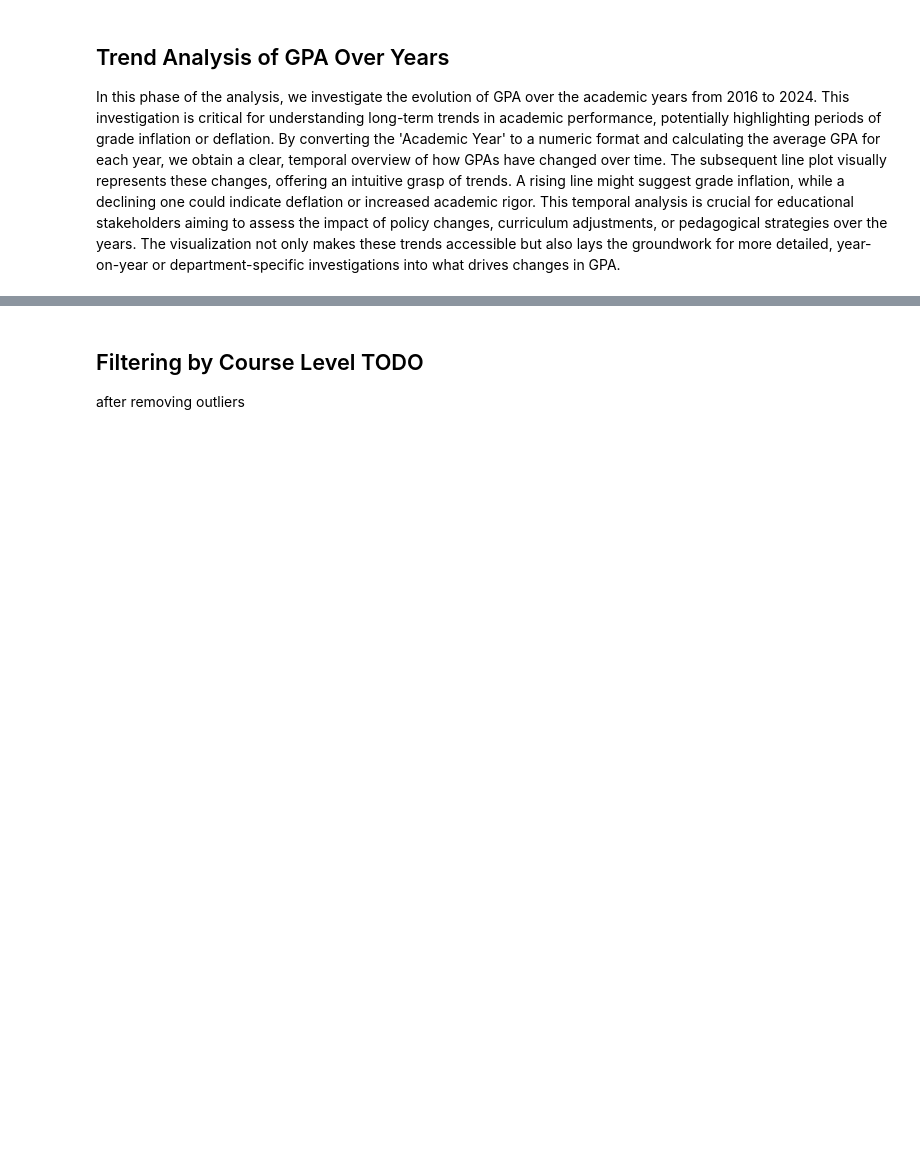
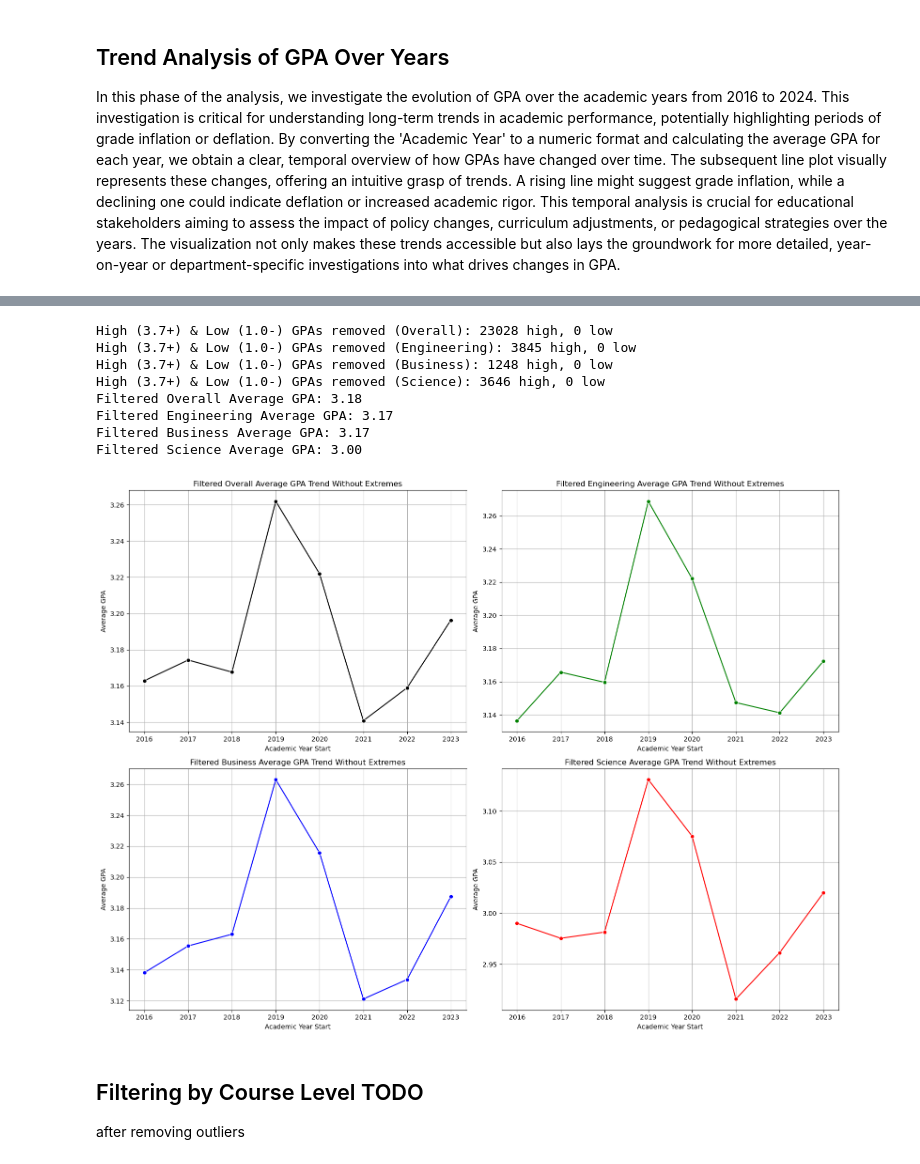
Before and after one commit to rudyp3/CS4824-ML-Project, a Jupyter notebook: ML_Project.ipynb, the cells around one changed output, grey strips where cells are left out. Saved outputs shown, nothing was run; the diff lists cells and outputs as text; code cells hidden in the pictures; blank space fills up the shorter version.

Commit message:
filtered outliers

```diff
--- a/ML_Project.ipynb
+++ b/ML_Project.ipynb
@@ -120,3 +125,72 @@ Find courses with lowest and highest GPAs (outliers) and how these affect the ov
+# %%
+import pandas as pd
+import matplotlib.pyplot as plt
+import seaborn as sns
+
+def filter_gpas(df):
+    """Remove entries with a GPA of 3.7 and above, and 1.0 and below."""
+    count_high_gpa = len(df[df['GPA'] >= 3.7])  # Count high GPA entries
+    count_low_gpa = len(df[df['GPA'] <= 1.0])  # Count low GPA entries
+    # Remove entries where GPA is 3.7 and above, or 1.0 and below
+    df_filtered = df[(df['GPA'] < 3.7) & (df['GPA'] > 1.0)].copy()
+    df_filtered['Year'] = df_filtered['Academic Year'].apply(lambda x: int(x.split('-')[0]))
+    return df_filtered, count_high_gpa, count_low_gpa
+
+def calculate_average_gpa_per_year(df):
+    """Calculate the average GPA per year."""
+    return df.groupby('Year')['GPA'].mean().reset_index()
+
+# Apply the filtering function and count removed GPAs
+all_data_filtered, count_all_high, count_all_low = filter_gpas(all_data_2016_2024)
+engineering_filtered, count_eng_high, count_eng_low = filter_gpas(engineering_data_2016_2024)
+business_filtered, count_bus_high, count_bus_low = filter_gpas(business_data_2016_2024)
+science_filtered, count_sci_high, count_sci_low = filter_gpas(science_data_2016_2024)
+
+# Print the count of removed GPAs
+print(f'High (3.7+) & Low (1.0-) GPAs removed (Overall): {count_all_high} high, {count_all_low} low')
+print(f'High (3.7+) & Low (1.0-) GPAs removed (Engineering): {count_eng_high} high, {count_eng_low} low')
+print(f'High (3.7+) & Low (1.0-) GPAs removed (Business): {count_bus_high} high, {count_bus_low} low')
+print(f'High (3.7+) & Low (1.0-) GPAs removed (Science): {count_sci_high} high, {count_sci_low} low')
+
+# Recalculate the average GPAs
+avg_gpa_all_filtered = calculate_average_gpa_per_year(all_data_filtered)
+avg_gpa_engineering_filtered = calculate_average_gpa_per_year(engineering_filtered)
+avg_gpa_business_filtered = calculate_average_gpa_per_year(business_filtered)
+avg_gpa_science_filtered = calculate_average_gpa_per_year(science_filtered)
+
+# Print the recalculated overall average GPAs
+print(f'Filtered Overall Average GPA: {all_data_filtered["GPA"].mean():.2f}')
+print(f'Filtered Engineering Average GPA: {engineering_filtered["GPA"].mean():.2f}')
+print(f'Filtered Business Average GPA: {business_filtered["GPA"].mean():.2f}')
+print(f'Filtered Science Average GPA: {science_filtered["GPA"].mean():.2f}')
+
+# Re-plotting in a 2x2 grid layout with the filtered datasets
+fig, axes = plt.subplots(nrows=2, ncols=2, figsize=(16, 12))
+
+# Plotting each college in a separate subplot with filtered data
+datasets = [avg_gpa_all_filtered, avg_gpa_engineering_filtered, avg_gpa_business_filtered, avg_gpa_science_filtered]
+titles = ['Overall', 'Engineering', 'Business', 'Science']
+colors = ['black', 'green', 'blue', 'red']
+
+for ax, dataset, title, color in zip(axes.flat, datasets, titles, colors):
+    sns.lineplot(data=dataset, x='Year', y='GPA', marker='o', ax=ax, color=color)
+    ax.set_title(f'Filtered {title} Average GPA Trend Without Extremes')
+    ax.set_xlabel('Academic Year Start')
+    ax.set_ylabel('Average GPA')
+    ax.grid(True)
+
+plt.tight_layout()
+plt.show()
+# %% [output]
+High (3.7+) & Low (1.0-) GPAs removed (Overall): 23028 high, 0 low
+High (3.7+) & Low (1.0-) GPAs removed (Engineering): 3845 high, 0 low
+High (3.7+) & Low (1.0-) GPAs removed (Business): 1248 high, 0 low
+High (3.7+) & Low (1.0-) GPAs removed (Science): 3646 high, 0 low
+Filtered Overall Average GPA: 3.18
+Filtered Engineering Average GPA: 3.17
+Filtered Business Average GPA: 3.17
+Filtered Science Average GPA: 3.00
+[figure, added]
 # %% [markdown]
 ## Filtering by Course Level TODO
 after removing outliers
```
Also changed, not shown: parts of 7 cells of this notebook.
